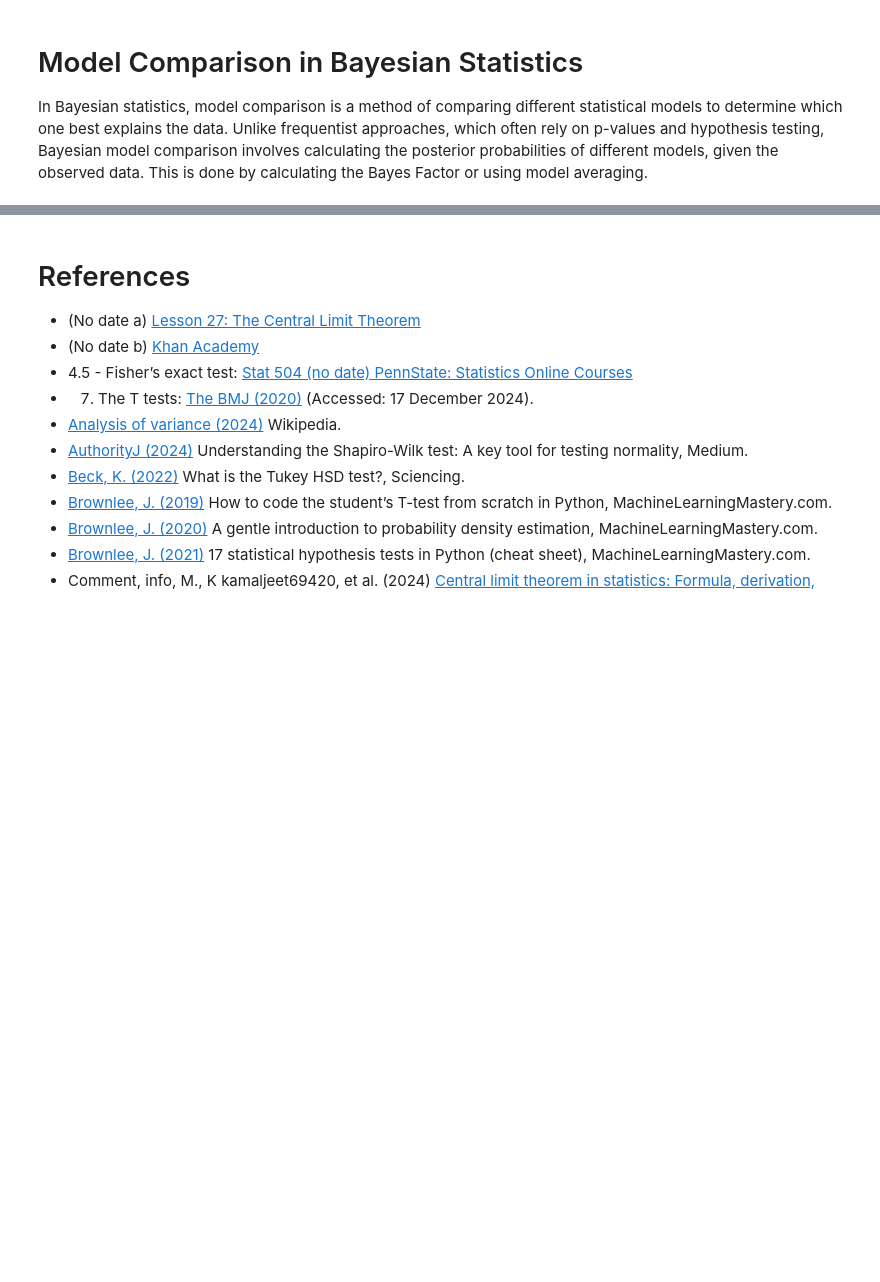
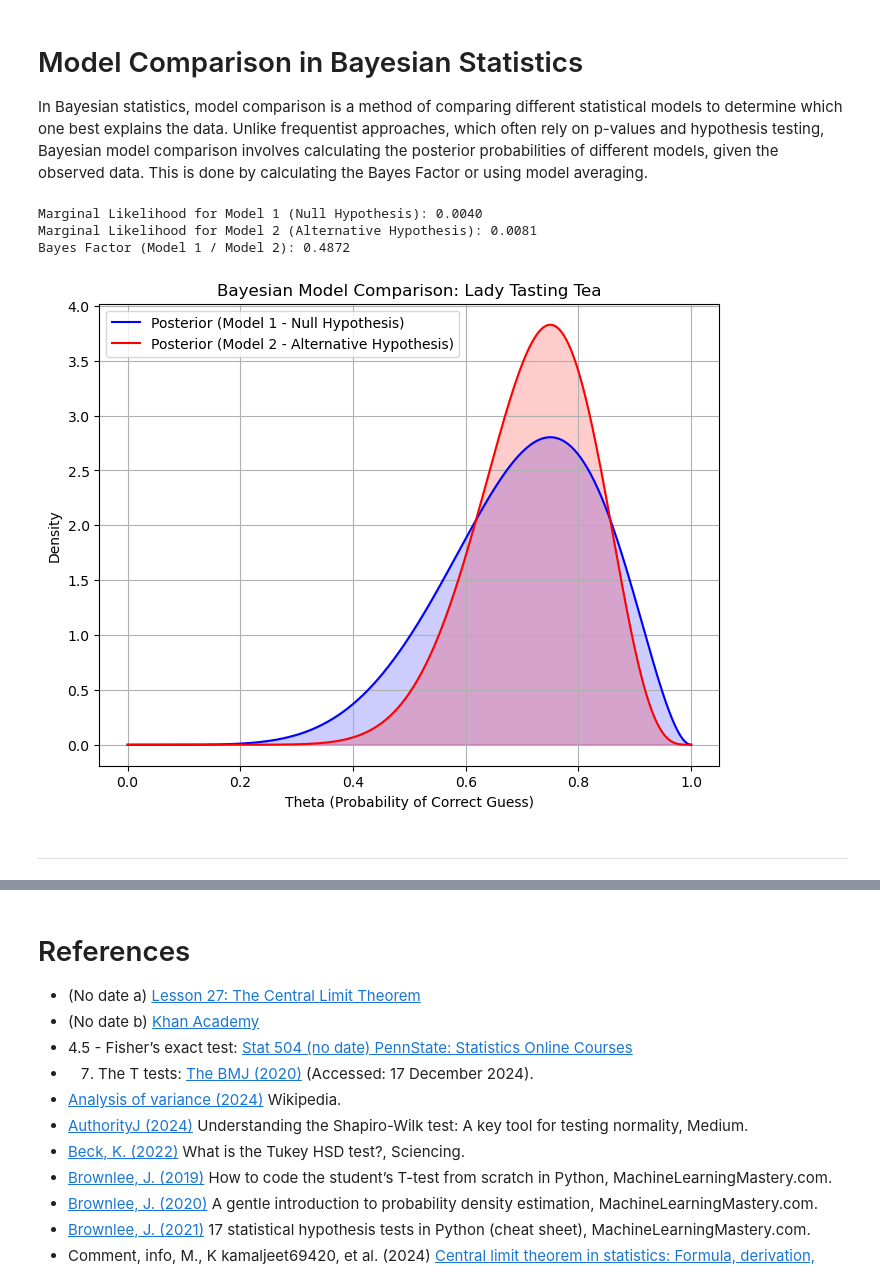
Before and after one commit to keithmmc/appliedstats, a Jupyter notebook: tasks.ipynb, the cells around one changed output, grey strips where cells are left out. Drawn from its saved outputs; the diff is of its cells as text; code cells hidden in the pictures; blank space fills up the shorter version.

```diff
--- a/tasks.ipynb
+++ b/tasks.ipynb
@@ -1826,3 +1826,79 @@ This approach provides a flexible way of incorporating prior knowledge and updat
 # %% [markdown]
 # Model Comparison in Bayesian Statistics
 In Bayesian statistics, model comparison is a method of comparing different statistical models to determine which one best explains the data. Unlike frequentist approaches, which often rely on p-values and hypothesis testing, Bayesian model comparison involves calculating the posterior probabilities of different models, given the observed data. This is done by calculating the Bayes Factor or using model averaging.
+# %%
+import numpy as np
+import matplotlib.pyplot as plt
+from scipy.stats import beta
+
+# Data: 6 correct guesses out of 8 cups (4 milk-first, 4 tea-first)
+correct_guesses = 6
+total_cups = 8
+
+# Model 1: Null Hypothesis (no special ability, theta = 0.5)
+prior_model_1_alpha = 1
+prior_model_1_beta = 1
+
+# Model 2: Alternative Hypothesis (theta > 0.5, person has special ability)
+# Assume initial belief that the person has a 70% chance of guessing correctly
+prior_model_2_alpha = 7
+prior_model_2_beta = 3
+
+# Function to calculate the marginal likelihood (model evidence) for a given model
+def marginal_likelihood(prior_alpha, prior_beta, correct_guesses, total_cups):
+    theta_values = np.linspace(0, 1, 1000)
+
+    # Likelihood: Binomial distribution for correct guesses
+    likelihood = (theta_values ** correct_guesses) * ((1 - theta_values) ** (total_cups - correct_guesses))
+
+    # Prior: Beta distribution
+    prior = beta.pdf(theta_values, prior_alpha, prior_beta)
+
+    # Marginal likelihood: integrate prior * likelihood over all possible values of theta
+    marginal_likelihood = np.trapz(likelihood * prior, theta_values)
+
+    return marginal_likelihood
+
+# Calculate the marginal likelihoods for both models
+marginal_likelihood_model_1 = marginal_likelihood(prior_model_1_alpha, prior_model_1_beta, correct_guesses, total_cups)
+marginal_likelihood_model_2 = marginal_likelihood(prior_model_2_alpha, prior_model_2_beta, correct_guesses, total_cups)
+
+# Calculate the Bayes Factor
+bayes_factor = marginal_likelihood_model_1 / marginal_likelihood_model_2
+
+# Display the results
+print(f"Marginal Likelihood for Model 1 (Null Hypothesis): {marginal_likelihood_model_1:.4f}")
+print(f"Marginal Likelihood for Model 2 (Alternative Hypothesis): {marginal_likelihood_model_2:.4f}")
+print(f"Bayes Factor (Model 1 / Model 2): {bayes_factor:.4f}")
+
+# Visualize the posterior distributions for both models
+theta_values = np.linspace(0, 1, 1000)
+
+# Model 1 (Uniform prior)
+posterior_model_1_alpha = prior_model_1_alpha + correct_guesses
+posterior_model_1_beta = prior_model_1_beta + (total_cups - correct_guesses)
+posterior_model_1 = beta.pdf(theta_values, posterior_model_1_alpha, posterior_model_1_beta)
+
+# Model 2 (Beta(7,3) prior)
+posterior_model_2_alpha = prior_model_2_alpha + correct_guesses
+posterior_model_2_beta = prior_model_2_beta + (total_cups - correct_guesses)
+posterior_model_2 = beta.pdf(theta_values, posterior_model_2_alpha, posterior_model_2_beta)
+
+plt.figure(figsize=(8, 6))
+plt.plot(theta_values, posterior_model_1, label="Posterior (Model 1 - Null Hypothesis)", color='blue')
+plt.plot(theta_values, posterior_model_2, label="Posterior (Model 2 - Alternative Hypothesis)", color='red')
+plt.fill_between(theta_values, posterior_model_1, color='blue', alpha=0.2)
+plt.fill_between(theta_values, posterior_model_2, color='red', alpha=0.2)
+plt.title('Bayesian Model Comparison: Lady Tasting Tea')
+plt.xlabel('Theta (Probability of Correct Guess)')
+plt.ylabel('Density')
+plt.legend()
+plt.grid(True)
+plt.show()
+# %% [output]
+Marginal Likelihood for Model 1 (Null Hypothesis): 0.0040
+Marginal Likelihood for Model 2 (Alternative Hypothesis): 0.0081
+Bayes Factor (Model 1 / Model 2): 0.4872
+[figure, added]
+# %% [markdown]
+-----------------------------------------------------------------------------------------------
```
Also changed, not shown: parts of 21 cells of this notebook.
